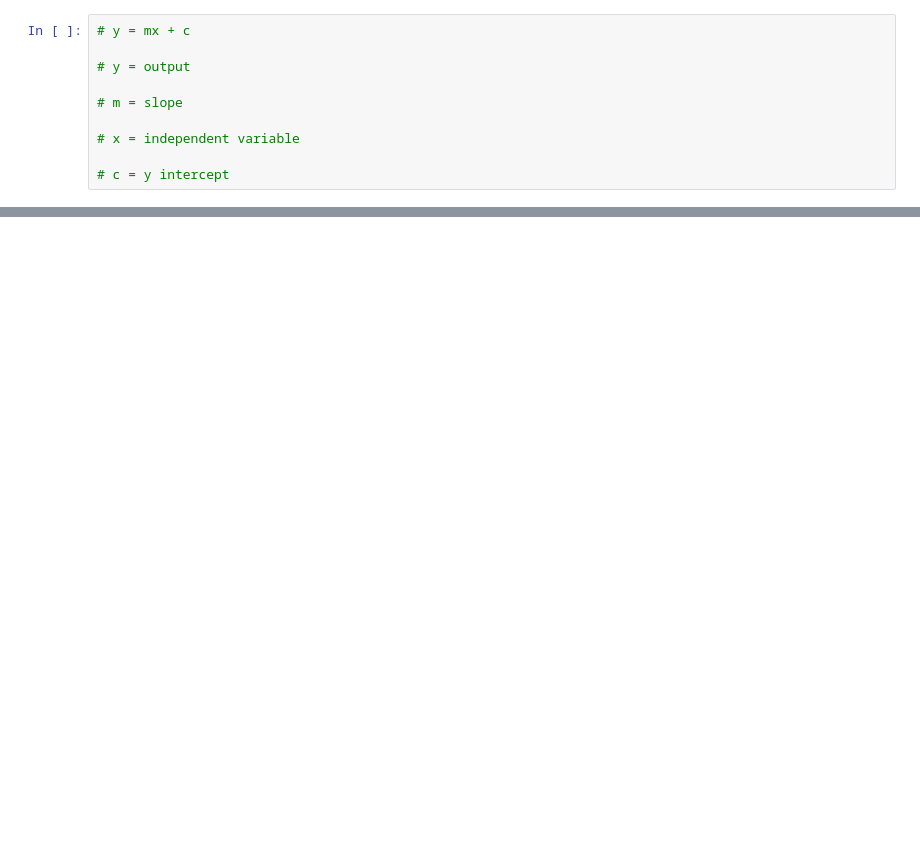
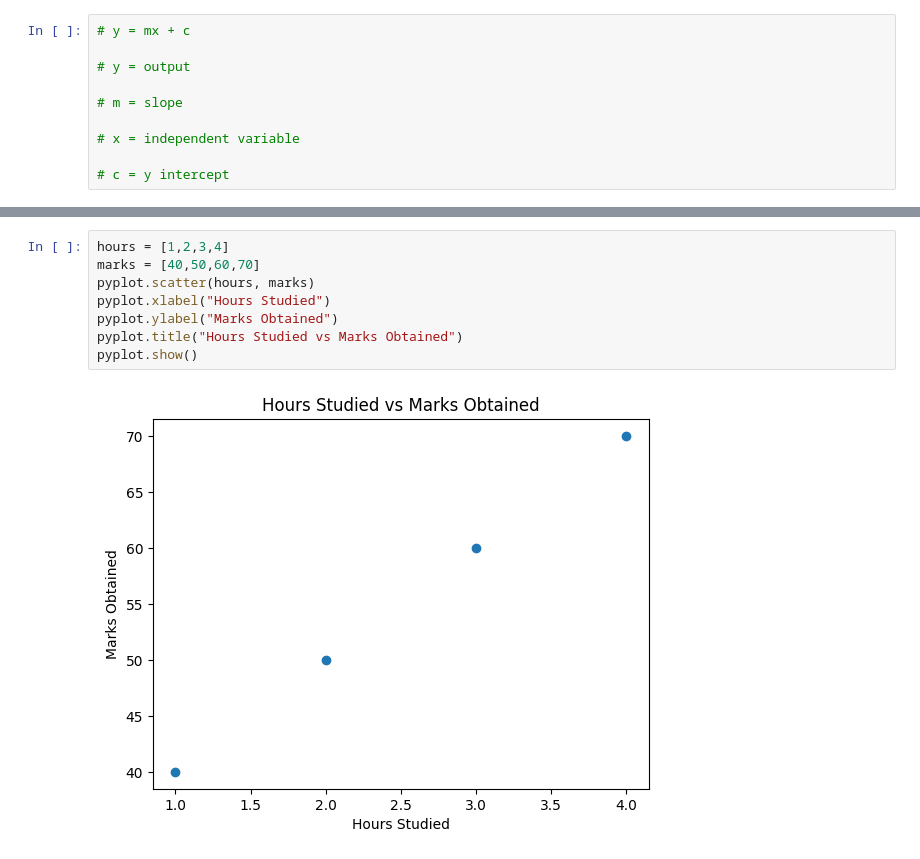
Before and after one commit to AnandVinodkumar/Numpy_Works, a Jupyter notebook: Regression/intro.ipynb, the cells around one changed output, grey strips where cells are left out. Saved outputs shown, nothing was run; the diff lists cells and outputs as text; blank space fills up the shorter version.

```diff
--- a/Regression/intro.ipynb
+++ b/Regression/intro.ipynb
@@ -44,0 +55,10 @@ pyplot.show()
+# %%
+hours = [1,2,3,4]
+marks = [40,50,60,70]
+pyplot.scatter(hours, marks)
+pyplot.xlabel("Hours Studied")
+pyplot.ylabel("Marks Obtained")
+pyplot.title("Hours Studied vs Marks Obtained")
+pyplot.show()
+# %% [output]
+[figure, added]
```
Also changed, not shown: parts of 4 cells of this notebook, 2 other files.
